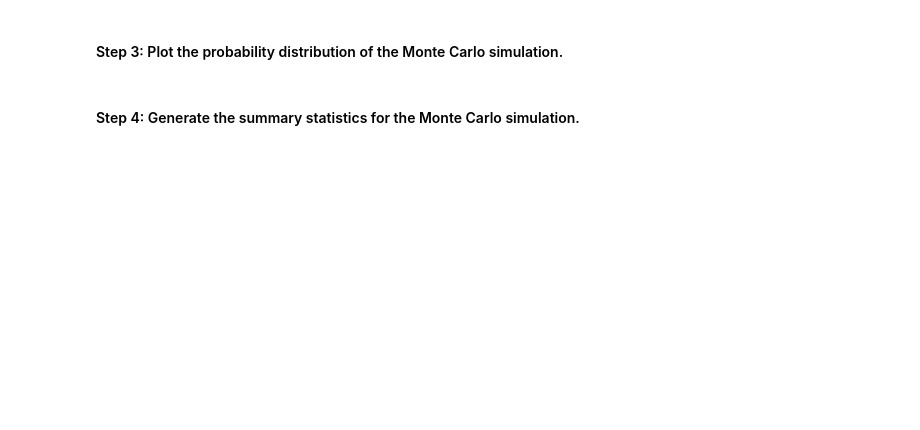
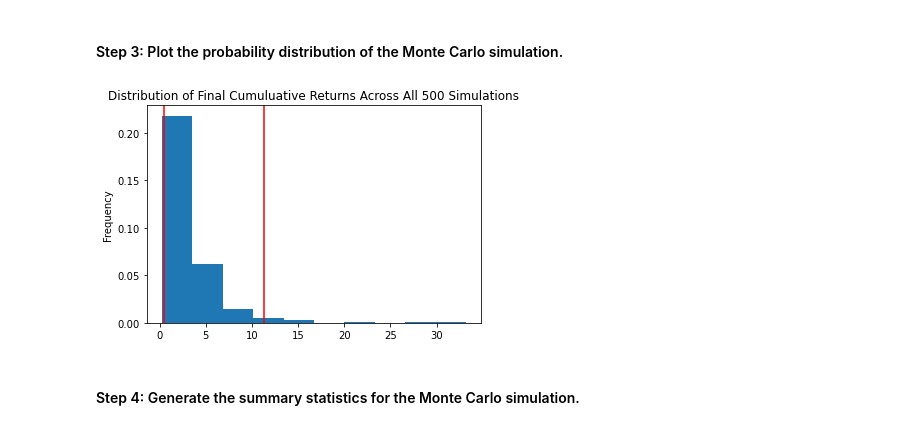
Before and after one commit to galiyaKhusniyarova/Module5Challenge, a Jupyter notebook: financial_planning_tools.ipynb, the cells around one changed output. Saved outputs shown, nothing was run; the diff lists cells and outputs as text; code cells hidden in the pictures; blank space fills up the shorter version.

```diff
--- a/financial_planning_tools.ipynb
+++ b/financial_planning_tools.ipynb
@@ -375,7 +543,12 @@ In this section, you’ll use the MCForecastTools library to create a Monte Carl
 # %%
 # Visualize the probability distribution of the 30-year Monte Carlo simulation
 # by plotting a histogram
-# YOUR CODE HERE
+MC_sim_dist_plot = MC_30_year.plot_distribution()
+
+# Save the plot for future use
+MC_sim_dist_plot.get_figure().savefig('MC_30year_dist_plot.png',bbox_inches='tight')
+# %% [output]
+[figure, added]
 # %% [markdown]
 #### Step 4: Generate the summary statistics for the Monte Carlo simulation.
 # %%
```
Also changed, not shown: parts of 43 cells of this notebook, 6 other files.
